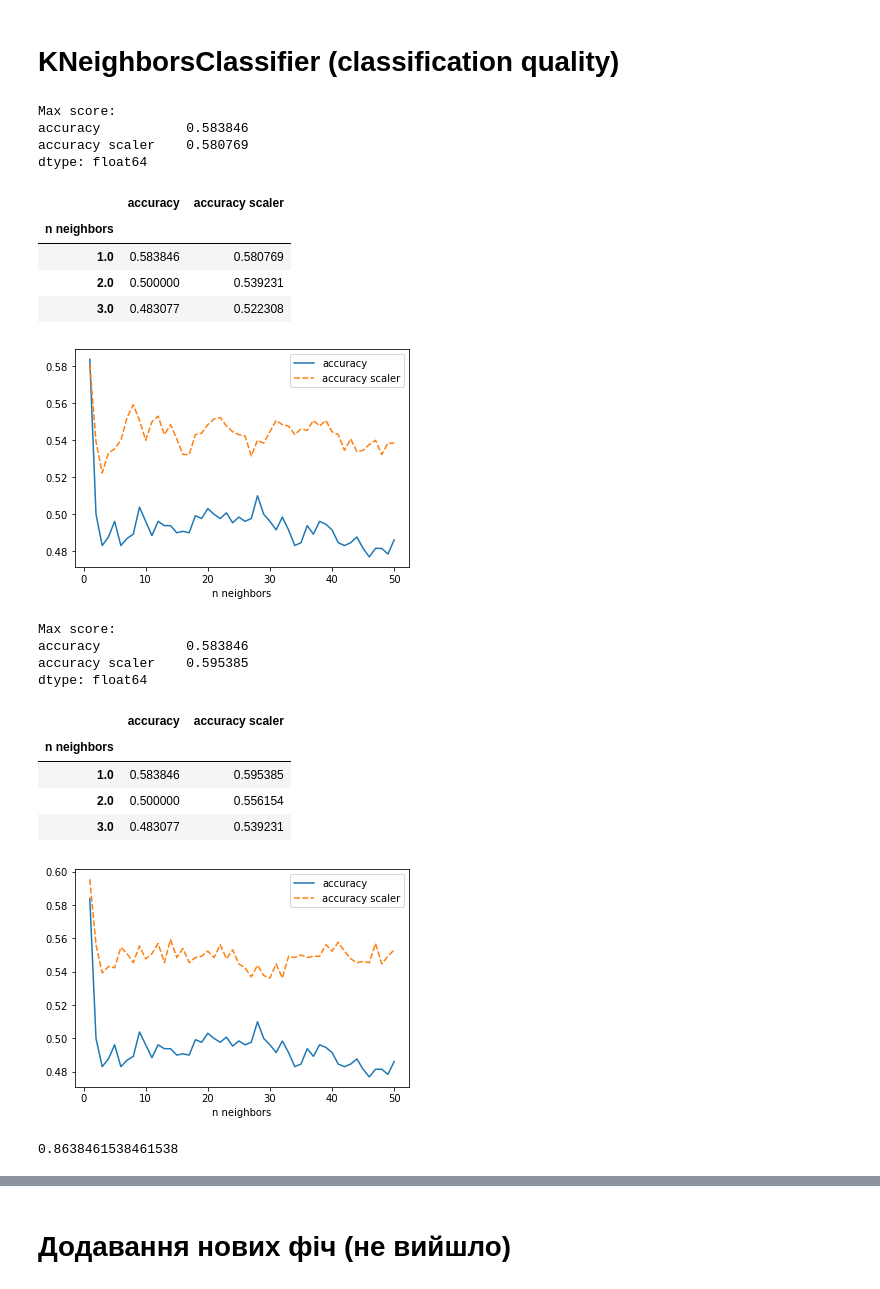
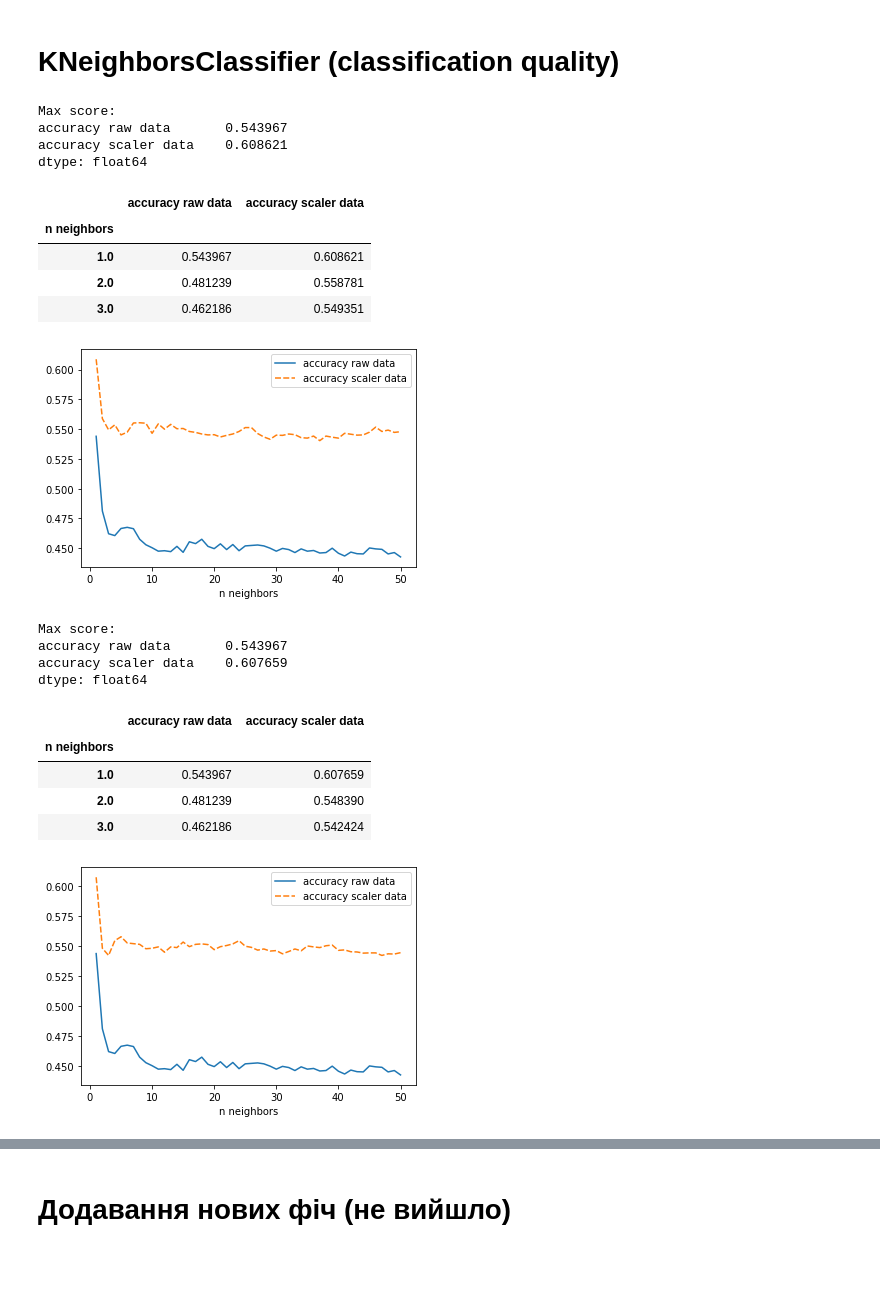
Before and after one commit to simon-torm/geekhub-ds-2020, a Jupyter notebook: HW8. Wine quality models/main.ipynb, the cells around one changed output, grey strips where cells are left out. Drawn from its saved outputs; the diff is of its cells as text; code cells hidden in the pictures; blank space fills up the shorter version.

```diff
--- a/HW8. Wine quality models/main.ipynb
+++ b/HW8. Wine quality models/main.ipynb
@@ -154,22 +161,15 @@ Accuracy score: 0.5446153846153846
 # KNeighborsClassifier (classification quality)
 # %%
 # функція підбору к-ті сусідів та порівняння сирих даних із обробленими (масштабовані)
-def selectionNNeighbors(X_train, X_test, X_train_t, X_test_t, y_train, y_test, n_neighbors):
+def selectionNNeighbors(X_train, X_train_t, y_train, n_neighbors):
 
-    res_accuracy = pd.DataFrame(columns = ['n neighbors', 'accuracy', 'accuracy scaler'])
-
+    res_accuracy = pd.DataFrame(columns = ['n neighbors', 'accuracy raw data', 'accuracy scaler data'])
 
     for n in tqdm(range(1, n_neighbors + 1)):
-
-        KNN = KNeighborsClassifier(n_neighbors = n).fit(X_train, y_train)
-        y_pred = KNN.predict(X_test)
-
-        KNN_sc = KNeighborsClassifier(n_neighbors = n).fit(X_train_t, y_train)
-        y_pred_sc = KNN_sc.predict(X_test_t)
-
+        KNN = KNeighborsClassifier(n_neighbors = n)
         res_accuracy = res_accuracy.append({'n neighbors': n,
-                                            'accuracy': accuracy_score(y_test, y_pred),
-                                            'accuracy scaler': accuracy_score(y_test, y_pred_sc)
+                                            'accuracy raw data': cross_val_score(KNN, X_train, y_train).mean(),
+                                            'accuracy scaler data': cross_val_score(KNN, X_train_t, y_train).mean()
                                            }, ignore_index = True)
 
     res_accuracy = res_accuracy.set_index('n neighbors')
@@ -186,54 +186,48 @@ scaler = StandardScaler().fit(df.drop('quality', axis = 1))
 X_train_t = scaler.transform(X_train)
 X_test_t = scaler.transform(X_test)
 
-res_ac = selectionNNeighbors(X_train, X_test, X_train_t, X_test_t, y_train, y_test, 50)
+res_ac = selectionNNeighbors(X_train, X_train_t, y_train, 50)
 
 print('Max score:\n{}'.format(res_ac.max()))
 sns.lineplot(data = res_ac)
 res_ac.head(3)
 # %% [output]
 Max score:
-accuracy           0.583846
-accuracy scaler    0.580769
+accuracy raw data       0.543967
+accuracy scaler data    0.608621
 dtype: float64
-|  | accuracy | accuracy scaler |
+|  | accuracy raw data | accuracy scaler data |
 | n neighbors |  |  |
-| 1.0 | 0.583846 | 0.580769 |
-| 2.0 | 0.500000 | 0.539231 |
-| 3.0 | 0.483077 | 0.522308 |
+| 1.0 | 0.543967 | 0.608621 |
+| 2.0 | 0.481239 | 0.558781 |
+| 3.0 | 0.462186 | 0.549351 |
-[figure, old version]
+[figure, new version]
 # %%
 # RobustScaler
 X_train, X_test, y_train, y_test = train_test_split(df.drop('quality', axis = 1),
                                                     df['quality'],
                                                     test_size = 0.2,
                                                     random_state = 1)
 scaler = RobustScaler().fit(df.drop('quality', axis = 1))
 X_train_t = scaler.transform(X_train)
 X_test_t = scaler.transform(X_test)
 
-res_ac = selectionNNeighbors(X_train, X_test, X_train_t, X_test_t, y_train, y_test, 50)
+res_ac = selectionNNeighbors(X_train, X_train_t, y_train, 50)
 
 print('Max score:\n{}'.format(res_ac.max()))
 sns.lineplot(data = res_ac)
 res_ac.head(3)
 # %% [output]
 Max score:
-accuracy           0.583846
-accuracy scaler    0.595385
+accuracy raw data       0.543967
+accuracy scaler data    0.607659
 dtype: float64
-|  | accuracy | accuracy scaler |
+|  | accuracy raw data | accuracy scaler data |
 | n neighbors |  |  |
-| 1.0 | 0.583846 | 0.595385 |
-| 2.0 | 0.500000 | 0.556154 |
-| 3.0 | 0.483077 | 0.539231 |
+| 1.0 | 0.543967 | 0.607659 |
+| 2.0 | 0.481239 | 0.548390 |
+| 3.0 | 0.462186 | 0.542424 |
-[figure, old version]
+[figure, new version]
-# %%
-KNN_best = KNeighborsClassifier(n_neighbors = 1).fit(X_train, y_train)
-y_pred = KNN_best.predict(X_test)
-accuracy_score(y_test, y_pred)
-# %% [output]
-0.8638461538461538
 # %%
 # QuantileTransformer
 X_train, X_test, y_train, y_test = train_test_split(df.drop(['quality'], axis = 1),
```
Also changed, not shown: parts of 12 cells of this notebook.
